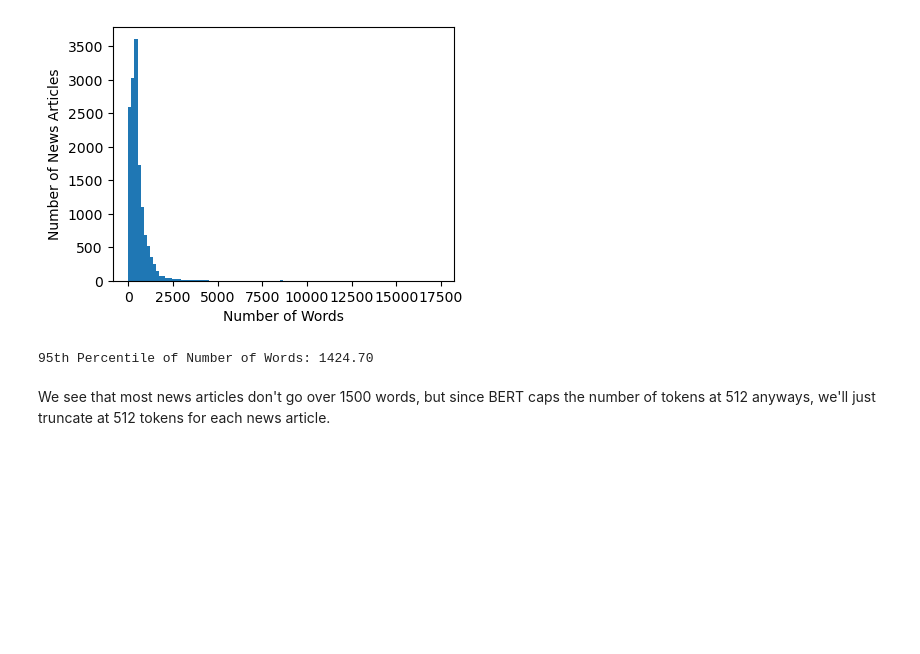
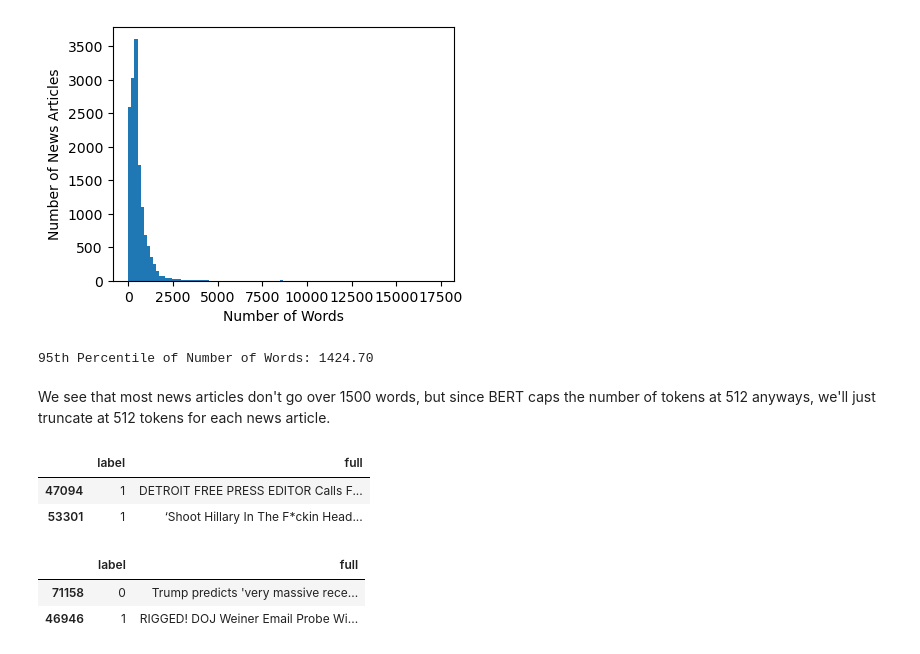
Before and after one commit to nesteajeff/Fake-News-Detection, a Jupyter notebook: main.ipynb, the cells around one changed output. Cells and saved outputs as stored; diff of their text form; code cells hidden in the pictures; blank space fills up the shorter version.

```diff
--- a/main.ipynb
+++ b/main.ipynb
@@ -132,3 +138,21 @@ print('95th Percentile of Number of Words:', '%.2f' % np.percentile(word_np, 95)
 95th Percentile of Number of Words: 1424.70
 # %% [markdown]
 We see that most news articles don't go over 1500 words, but since BERT caps the number of tokens at 512 anyways, we'll just truncate at 512 tokens for each news article.
+# %%
+X_train = X_train.fillna('')
+X_train['full'] = X_train['title'].astype(str) + ' ' + X_train['text'].astype(str)
+X_train = X_train.drop(['title', 'text'], axis=1)
+X_train.head(2)
+# %% [output]
+|  | label | full |
+| 47094 | 1 | DETROIT FREE PRESS EDITOR Calls F... |
+| 53301 | 1 | ‘Shoot Hillary In The F*ckin Head... |
+# %%
+X_val = X_val.fillna('')
+X_val['full'] = X_val['title'].astype(str) + ' ' + X_val['text'].astype(str)
+X_val = X_val.drop(['title', 'text'], axis=1)
+X_val.head(2)
+# %% [output]
+|  | label | full |
+| 71158 | 0 | Trump predicts 'very massive rece... |
+| 46946 | 1 | RIGGED! DOJ Weiner Email Probe Wi... |
```
Also changed, not shown: parts of 10 cells of this notebook.
